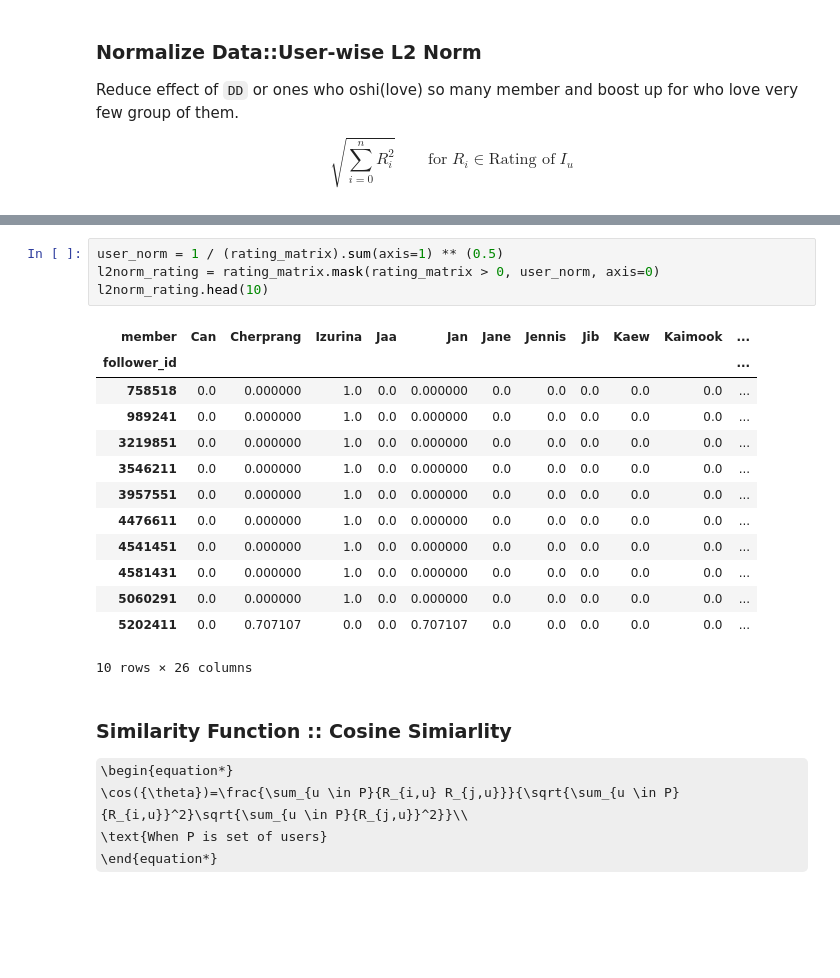
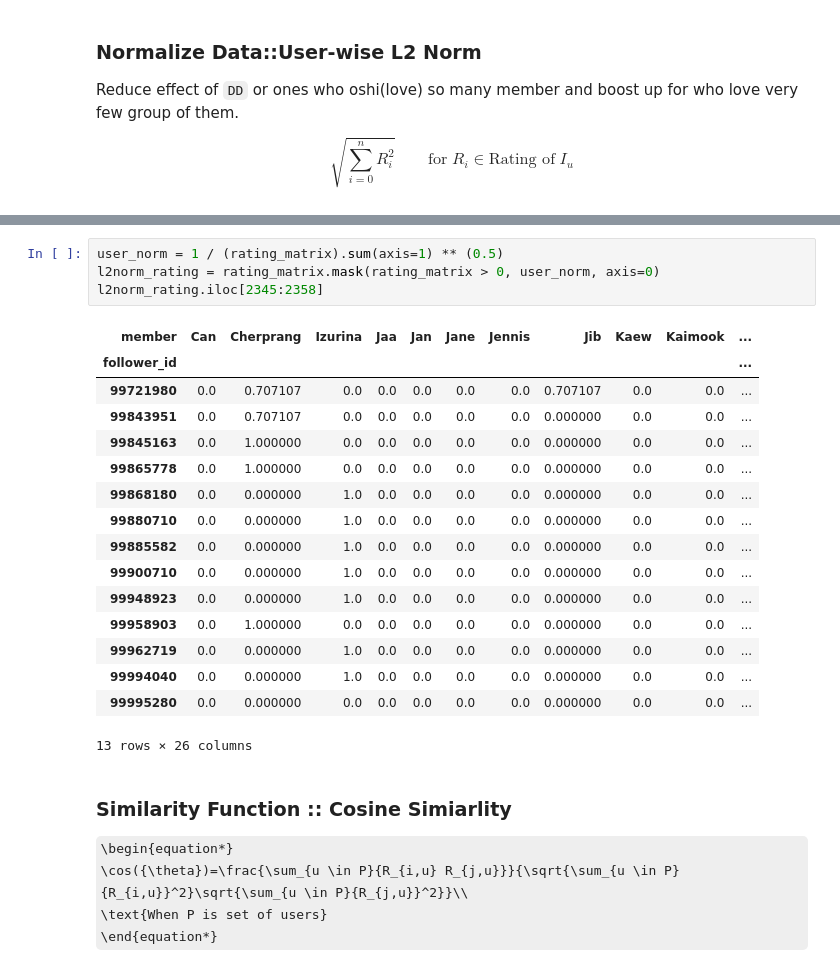
Before and after one commit to tansinee/bnk48-recommender, a Jupyter notebook: collaborative_filtering/cosine_similarity.ipynb, the cells around one changed output, grey strips where cells are left out. Saved outputs shown, nothing was run; the diff lists cells and outputs as text; some formulas as TeX source; blank space fills up the shorter version.

```diff
--- a/collaborative_filtering/cosine_similarity.ipynb
+++ b/collaborative_filtering/cosine_similarity.ipynb
@@ -92,21 +99,24 @@ show(p)
 # %%
 user_norm = 1 / (rating_matrix).sum(axis=1) ** (0.5)
 l2norm_rating = rating_matrix.mask(rating_matrix > 0, user_norm, axis=0)
-l2norm_rating.head(10)
+l2norm_rating.iloc[2345:2358]
 # %% [output]
 | member | Can | Cherprang | Izurina | Jaa | Jan | Jane | Jennis | Jib | Kaew | Kaimook | ... |
 | follower_id |  |  |  |  |  |  |  |  |  |  | ... |
-| 758518 | 0.0 | 0.000000 | 1.0 | 0.0 | 0.000000 | 0.0 | 0.0 | 0.0 | 0.0 | 0.0 | ... |
-| 989241 | 0.0 | 0.000000 | 1.0 | 0.0 | 0.000000 | 0.0 | 0.0 | 0.0 | 0.0 | 0.0 | ... |
-| 3219851 | 0.0 | 0.000000 | 1.0 | 0.0 | 0.000000 | 0.0 | 0.0 | 0.0 | 0.0 | 0.0 | ... |
-| 3546211 | 0.0 | 0.000000 | 1.0 | 0.0 | 0.000000 | 0.0 | 0.0 | 0.0 | 0.0 | 0.0 | ... |
-| 3957551 | 0.0 | 0.000000 | 1.0 | 0.0 | 0.000000 | 0.0 | 0.0 | 0.0 | 0.0 | 0.0 | ... |
-| 4476611 | 0.0 | 0.000000 | 1.0 | 0.0 | 0.000000 | 0.0 | 0.0 | 0.0 | 0.0 | 0.0 | ... |
-| 4541451 | 0.0 | 0.000000 | 1.0 | 0.0 | 0.000000 | 0.0 | 0.0 | 0.0 | 0.0 | 0.0 | ... |
-| 4581431 | 0.0 | 0.000000 | 1.0 | 0.0 | 0.000000 | 0.0 | 0.0 | 0.0 | 0.0 | 0.0 | ... |
-| 5060291 | 0.0 | 0.000000 | 1.0 | 0.0 | 0.000000 | 0.0 | 0.0 | 0.0 | 0.0 | 0.0 | ... |
-| 5202411 | 0.0 | 0.707107 | 0.0 | 0.0 | 0.707107 | 0.0 | 0.0 | 0.0 | 0.0 | 0.0 | ... |
+| 99721980 | 0.0 | 0.707107 | 0.0 | 0.0 | 0.0 | 0.0 | 0.0 | 0.707107 | 0.0 | 0.0 | ... |
+| 99843951 | 0.0 | 0.707107 | 0.0 | 0.0 | 0.0 | 0.0 | 0.0 | 0.000000 | 0.0 | 0.0 | ... |
+| 99845163 | 0.0 | 1.000000 | 0.0 | 0.0 | 0.0 | 0.0 | 0.0 | 0.000000 | 0.0 | 0.0 | ... |
+| 99865778 | 0.0 | 1.000000 | 0.0 | 0.0 | 0.0 | 0.0 | 0.0 | 0.000000 | 0.0 | 0.0 | ... |
+| 99868180 | 0.0 | 0.000000 | 1.0 | 0.0 | 0.0 | 0.0 | 0.0 | 0.000000 | 0.0 | 0.0 | ... |
+| 99880710 | 0.0 | 0.000000 | 1.0 | 0.0 | 0.0 | 0.0 | 0.0 | 0.000000 | 0.0 | 0.0 | ... |
+| 99885582 | 0.0 | 0.000000 | 1.0 | 0.0 | 0.0 | 0.0 | 0.0 | 0.000000 | 0.0 | 0.0 | ... |
+| 99900710 | 0.0 | 0.000000 | 1.0 | 0.0 | 0.0 | 0.0 | 0.0 | 0.000000 | 0.0 | 0.0 | ... |
+| 99948923 | 0.0 | 0.000000 | 1.0 | 0.0 | 0.0 | 0.0 | 0.0 | 0.000000 | 0.0 | 0.0 | ... |
+| 99958903 | 0.0 | 1.000000 | 0.0 | 0.0 | 0.0 | 0.0 | 0.0 | 0.000000 | 0.0 | 0.0 | ... |
+| 99962719 | 0.0 | 0.000000 | 1.0 | 0.0 | 0.0 | 0.0 | 0.0 | 0.000000 | 0.0 | 0.0 | ... |
+| 99994040 | 0.0 | 0.000000 | 1.0 | 0.0 | 0.0 | 0.0 | 0.0 | 0.000000 | 0.0 | 0.0 | ... |
+| 99995280 | 0.0 | 0.000000 | 0.0 | 0.0 | 0.0 | 0.0 | 0.0 | 0.000000 | 0.0 | 0.0 | ... |
-10 rows × 26 columns
+13 rows × 26 columns
 # %% [markdown]
 ### Similarity Function :: Cosine Simiarlity
 
```
Also changed, not shown: parts of 11 cells of this notebook.
